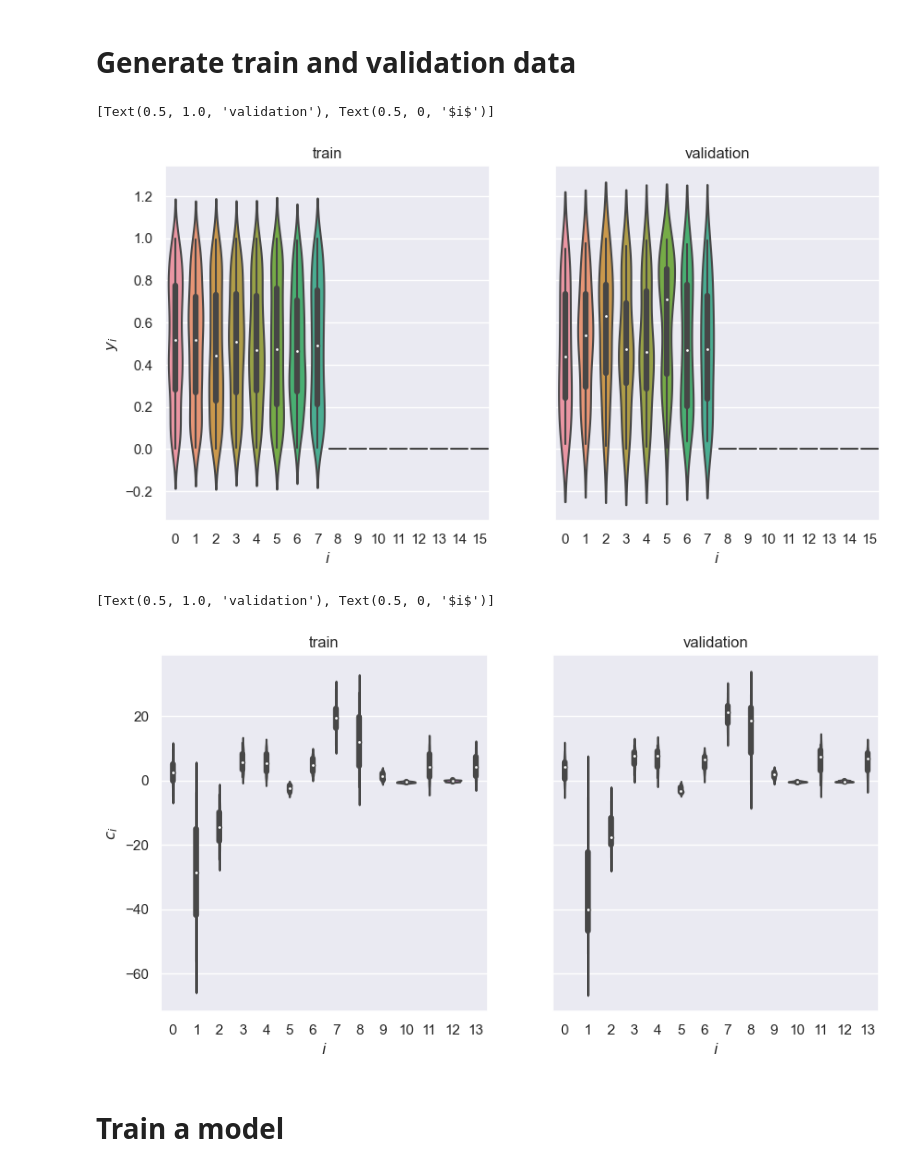
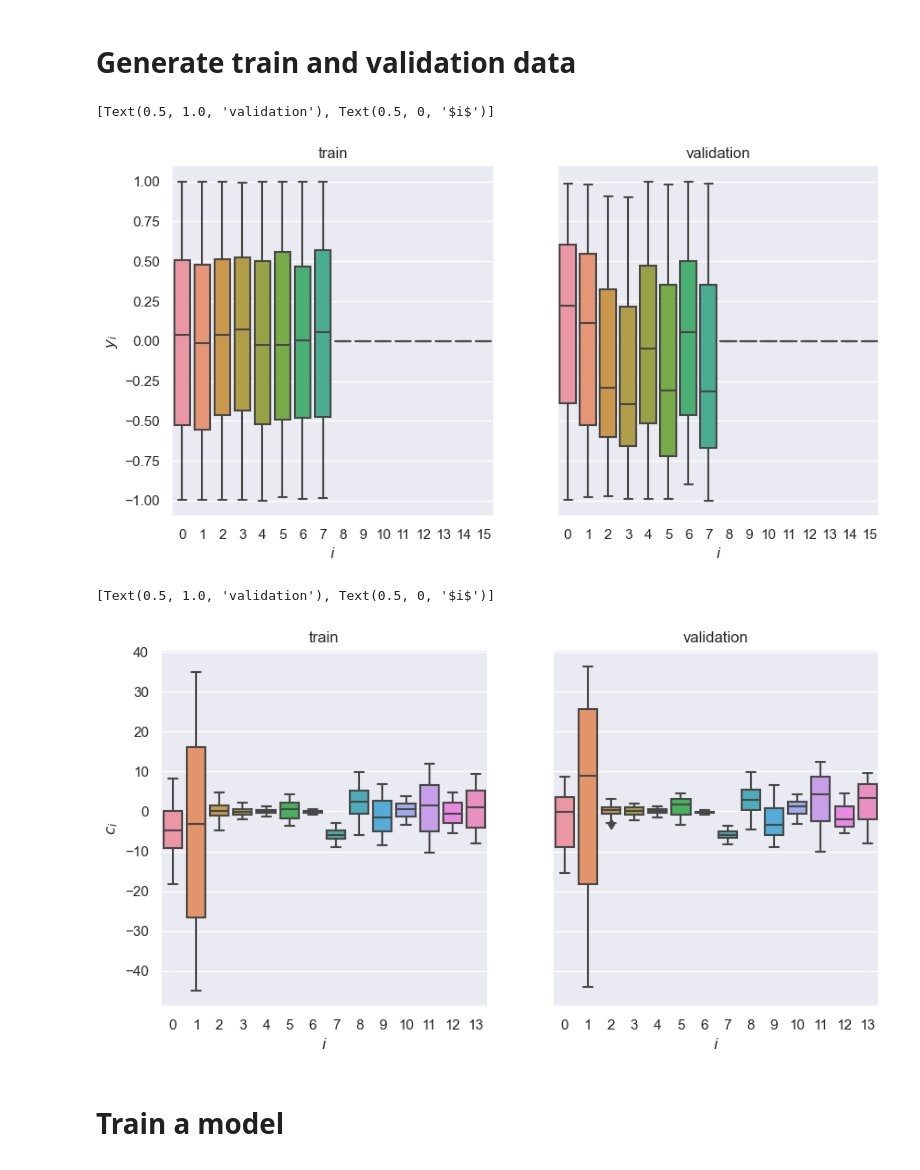
Before and after one commit to sprmsv/POD-NN, a Jupyter notebook: experiments.ipynb, the cells around one changed output. Saved outputs shown, nothing was run; the diff lists cells and outputs as text; code cells hidden in the pictures.

```diff
--- a/experiments.ipynb
+++ b/experiments.ipynb
@@ -113,31 +111,31 @@ plot_bases(S=V, bases=solver.bases)
 # %% [markdown]
 # Generate train and validation data
 # %%
-y_trn = np.random.random_sample(size=(len(f), N_trn))
-S_trn = npar.solve(y=y_trn)
+y_trn = 2 * np.random.random_sample(size=(M, N_trn)) - 1
+S_trn = parsolver.solve(y=y_trn)
 c_trn = V.T @ S_trn
 # %%
-y_val = np.random.random_sample(size=(len(f), N_val))
-S_val = npar.solve(y=y_val)
+y_val = 2 * np.random.random_sample(size=(M, N_val)) - 1
+S_val = parsolver.solve(y=y_val)
 c_val = V.T @ S_val
 # %%
 fig, axs = plt.subplots(nrows=1, ncols=2, sharey=True, figsize=(10, 5))
-sns.violinplot(pd.DataFrame(np.concatenate([y_trn.real, y_trn.imag]).T), ax=axs[0])
-sns.violinplot(pd.DataFrame(np.concatenate([y_val.real, y_val.imag]).T), ax=axs[1])
+sns.boxplot(pd.DataFrame(np.concatenate([y_trn.real, y_trn.imag]).T), ax=axs[0])
+sns.boxplot(pd.DataFrame(np.concatenate([y_val.real, y_val.imag]).T), ax=axs[1])
 axs[0].set(title='train', xlabel='$i$', ylabel='$y_i$')
 axs[1].set(title='validation', xlabel='$i$')
 # %% [output]
 [Text(0.5, 1.0, 'validation'), Text(0.5, 0, '$i$')]
-[figure, old version]
+[figure, new version]
 # %%
 fig, axs = plt.subplots(nrows=1, ncols=2, sharey=True, figsize=(10, 5))
-sns.violinplot(pd.DataFrame(np.concatenate([c_trn.real, c_trn.imag]).T), ax=axs[0])
-sns.violinplot(pd.DataFrame(np.concatenate([c_val.real, c_val.imag]).T), ax=axs[1])
+sns.boxplot(pd.DataFrame(np.concatenate([c_trn.real, c_trn.imag]).T), ax=axs[0])
+sns.boxplot(pd.DataFrame(np.concatenate([c_val.real, c_val.imag]).T), ax=axs[1])
 axs[0].set(title='train', xlabel='$i$', ylabel='$c_i$')
 axs[1].set(title='validation', xlabel='$i$')
 # %% [output]
 [Text(0.5, 1.0, 'validation'), Text(0.5, 0, '$i$')]
-[figure, old version]
+[figure, new version]
 # %% [markdown]
 # Train a model
 # %%
```
Also changed, not shown: parts of 13 cells of this notebook, 2 other files.
